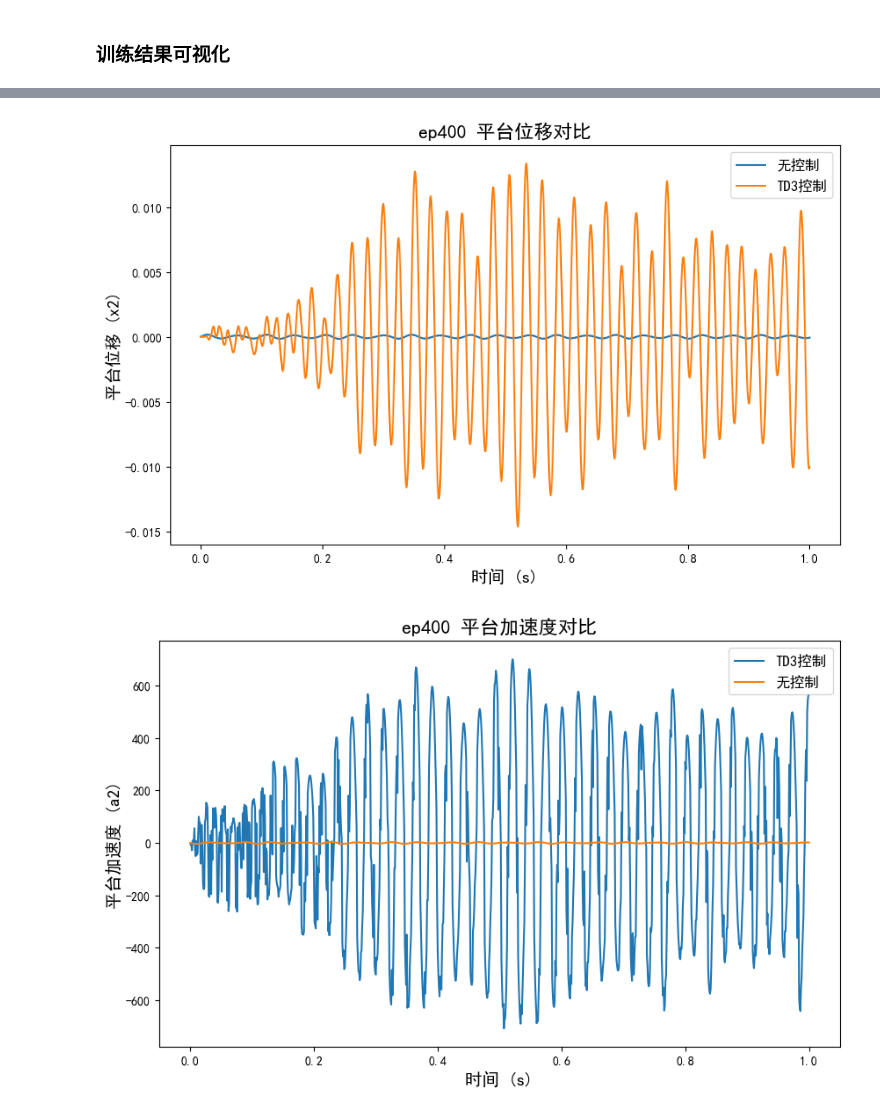
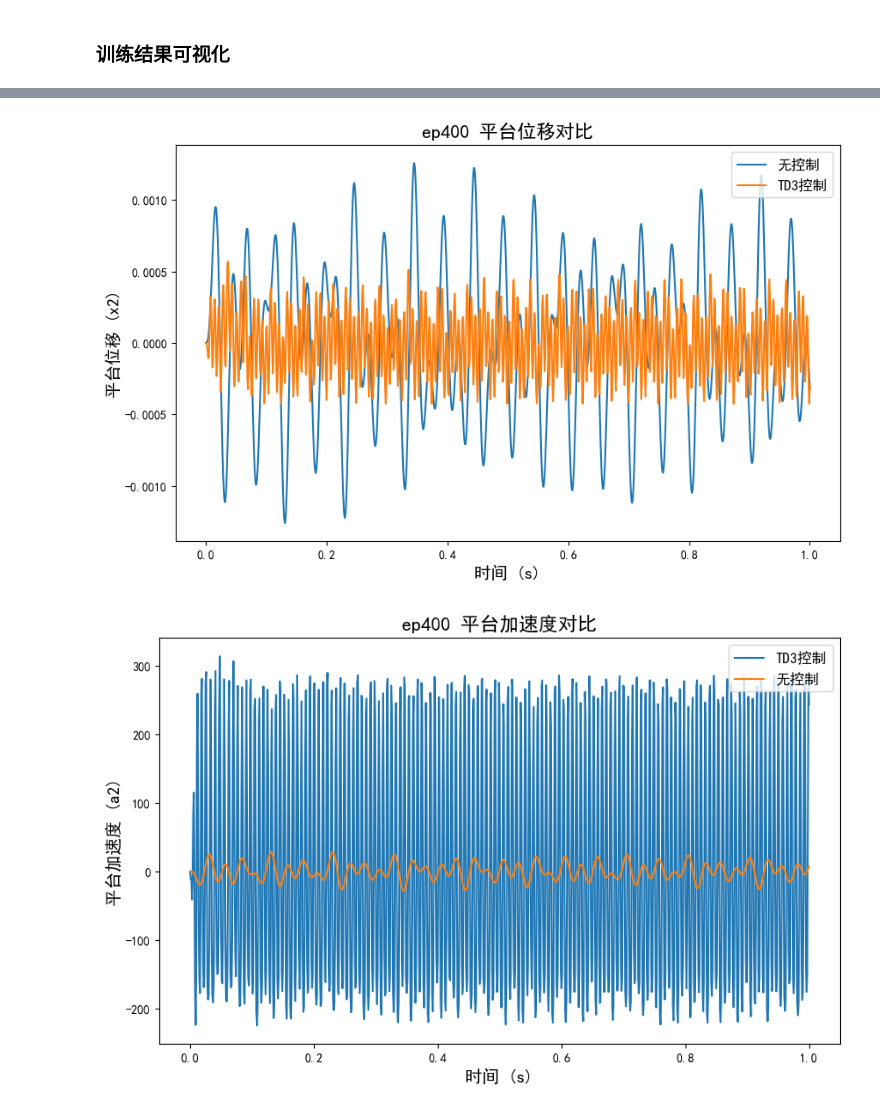
Before and after one commit to CodeZeng0214/DySysIdCtrl, a Jupyter notebook: 电磁式阻尼器深度强化学习/GRU-TD3训练（考虑反应时间）/TD3_control.ipynb, the cells around one changed output, grey strips where cells are left out. Saved outputs shown, nothing was run; the diff lists cells and outputs as text; code cells hidden in the pictures.

```diff
--- a/电磁式阻尼器深度强化学习/GRU-TD3训练（考虑反应时间）/TD3_control.ipynb
+++ b/电磁式阻尼器深度强化学习/GRU-TD3训练（考虑反应时间）/TD3_control.ipynb
@@ -11,6 +11,7 @@
 # %%
 # 参数设置
 train_model = True
+reset = True  # 是否重置训练轮次
 
 # 环境参数
 ENV_PARAMS = {
@@ -26,17 +27,15 @@ ENV_PARAMS = {
     # 5: 平台加速度 (a2)
     'observation_indices': [0,1,2,3,4,5],  # 观测状态索引
     'x1_limit': 10000,      # x1 位移限制
-    # 'seq_len': 10,              # GRU序列长度
-    'use_time_input': False,    # 无时间感知
-    'use_time_noise': False,    # 不使用时间噪声
-    'time_noise_std': 0.1       # 时间噪声标准差
+    'use_dt_noise': False,    # 使用时间步长噪声
+    'dt_noise_std': 0.1,       # 时间步长噪声标准差
 }
 
 # TD3参数
 TD3_PARAMS = {
     'state_dim': len(ENV_PARAMS['observation_indices']),  # 观测维度（平台位移）
-    'hidden_dim': 128,          # 隐藏层维度
-    'action_bound': 5.0,        # 动作范围
+    'hidden_dim': 256,          # 隐藏层维度
+    'action_bound': 7.0,        # 动作范围
     'actor_lr': 3e-5,           # Actor学习率
     'critic_lr': 3e-4,          # Critic学习率
     'gamma': 0.99,              # 折扣因子
@@ -44,12 +43,14 @@ TD3_PARAMS = {
     'policy_noise': 0.2,        # 策略噪声
     'noise_clip': 0.5,          # 噪声裁剪
     'policy_freq': 2,           # 策略更新频率
+    'clip_grad': False,         # 是否裁剪梯度
     'sigma': 0.02,                 # 探索噪声
     'rand_prob': 0,             # 随机动作概率
-    'clip_grad': False,         # 是否裁剪梯度
+    'aware_dt': False,           # 是否感知时间步长
+    'aware_delay_time': True,   # 是否感知动作延迟时间
     'delay_enabled': True,      # 是否启用动作延迟
-    'delay_step': 5,            # 动作延迟步数均值
-    'delay_sigma': 2             # 动作延迟步数标准差
+    'delay_step': 2,            # 动作延迟步数均值
+    'delay_sigma': 0             # 动作延迟步数标准差
 }
 
 # 训练参数
@@ -60,7 +61,7 @@ TRAIN_PARAMS = {
     'min_buffer_size': int(5e3),# 最小缓冲区大小
     'print_interval': 5,        # 打印间隔
     'save_interval': 5,         # 保存间隔
-    'batch_size': 256,         # 批次大小
+    'batch_size': 128,         # 批次大小
     }
 # %% [markdown]
 ### 仿真环境搭建
@@ -208,9 +209,8 @@ env = ElectromagneticDamperEnv(
     state0=np.array(ENV_PARAMS['state0']),  # 初始状态
     obs_indices=ENV_PARAMS['observation_indices'],  # 观测状态索引
     x1_limit=ENV_PARAMS['x1_limit'],  # x1 位移限制
-    use_time_input=ENV_PARAMS['use_time_input'],  # 是否使用时间作为输入
-    use_time_noise=ENV_PARAMS['use_time_noise'], # 是否使用时间噪声
-    time_noise_std=ENV_PARAMS['time_noise_std'] # 时间噪声标准差
+    use_dt_noise=ENV_PARAMS['use_dt_noise'], # 是否使用时间步长噪声
+    dt_noise_std=ENV_PARAMS['dt_noise_std'], # 时间步长噪声标准差
 )
 
 logging.info("环境初始化完成，观测维度: %s", [STATES_NAME[idx] for idx in ENV_PARAMS['observation_indices']])
@@ -229,7 +229,7 @@ test_datasets.plot_episode_history(plot_state=[0, 3, 5], plot_reward=True, save_
 # %%
 # 初始化GRU-TD3代理
 agent = TD3Agent(
-    state_dim=len(ENV_PARAMS['observation_indices']),  # 观测维度
+    state_dim = len(ENV_PARAMS['observation_indices']) + int(TD3_PARAMS['aware_dt']) + int(TD3_PARAMS['aware_delay_time']), # 观测维度 + 是否感知时间步长 + 是否感知动作延迟时间
     action_dim=1,
     hidden_dim=TD3_PARAMS['hidden_dim'],
     action_bound=TD3_PARAMS['action_bound'],
@@ -242,7 +242,8 @@ agent = TD3Agent(
     policy_freq=TD3_PARAMS['policy_freq'],
     sigma=TD3_PARAMS['sigma'],
     clip_grad=TD3_PARAMS['clip_grad'],
-    delay_enabled=TD3_PARAMS['delay_enabled'],
+    aware_delay_time=TD3_PARAMS['aware_delay_time'],  # 是否感知动作延迟时间
+    delay_enabled=TD3_PARAMS['delay_enabled'],  # 是否启用动作延迟
     delay_step=TD3_PARAMS['delay_step'],
     delay_sigma=TD3_PARAMS['delay_sigma'],
 )
@@ -320,14 +326,14 @@ train_datasets.plot_episode_datas(plot_rewards=False, plot_actor_losses=True, pl
 # %%
 # 训练对比
 # env.all_state0 = np.zeros(6)
 env.set_disturbance(zero)
-env.set_force_function(sin_wave(amplitude=1000, frequency=300, phase=0))  # 设置扰动函数
+# env.set_force_function(sin_wave(amplitude=1000, frequency=300, phase=0))  # 设置扰动函数
 # env.set_force_function(sin_wave(amplitude=200, frequency=30, phase=0))  # 设置扰动函数
-# env.set_force_function(sin_wave(amplitude=300, frequency=40, phase=0))  # 设置扰动函数
+env.set_force_function(sin_wave(amplitude=300, frequency=40, phase=0))  # 设置扰动函数
 nc_datasets = env.run_simulation()
 c_datasets = env.run_simulation(controller=agent)
 c_datasets.checkpoint_name = f"ep{train_datasets.current_episode}"
-plot_compare_no_control(nc_datasets, c_datasets, save_path=save_plot_path, use_time_noise=env.use_time_noise, show=True)
+plot_compare_no_control(nc_datasets, c_datasets, save_path=save_plot_path, use_time_noise=env.use_dt_noise, show=True)
 # %% [output]
-[figure, old version]
+[figure, new version]
-[figure, old version]
+[figure, new version]
```
Also changed, not shown: parts of 6 cells of this notebook, 7 other files.
